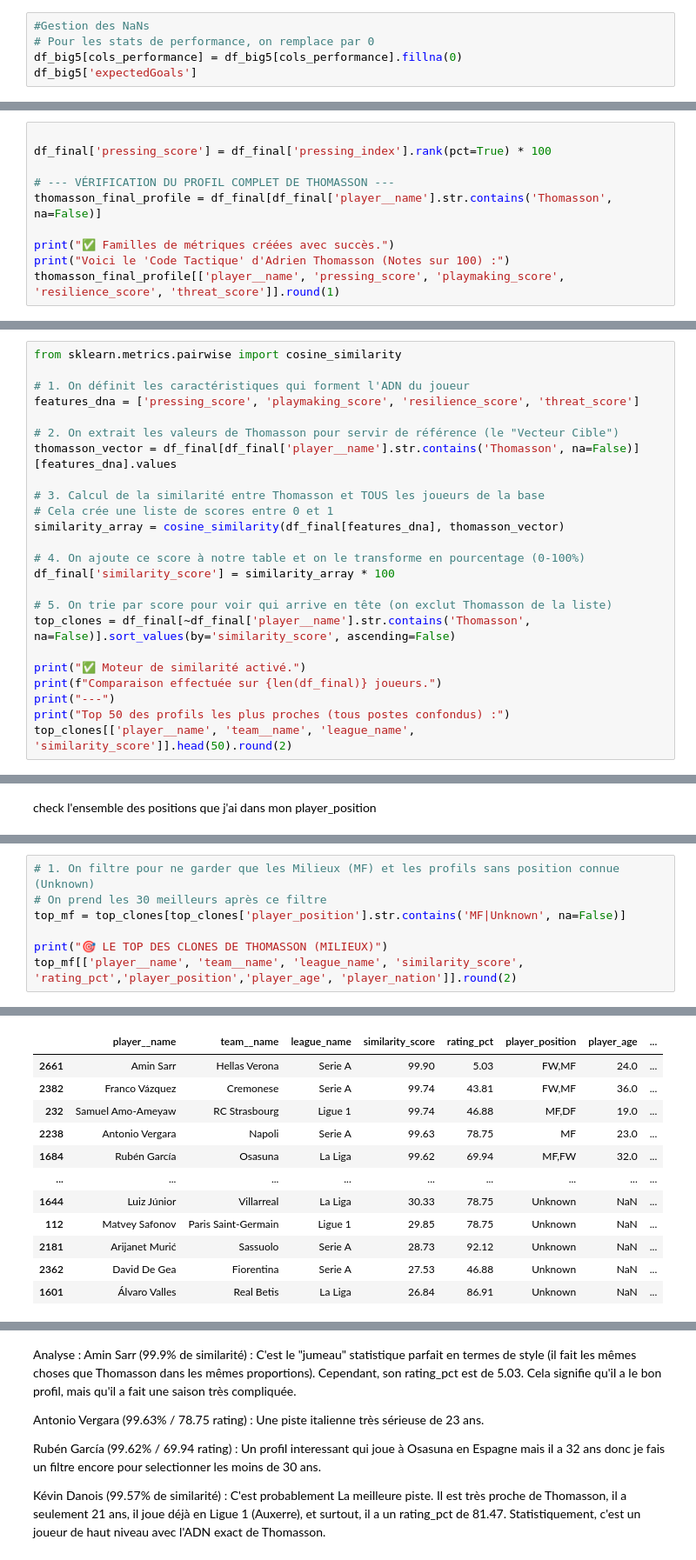
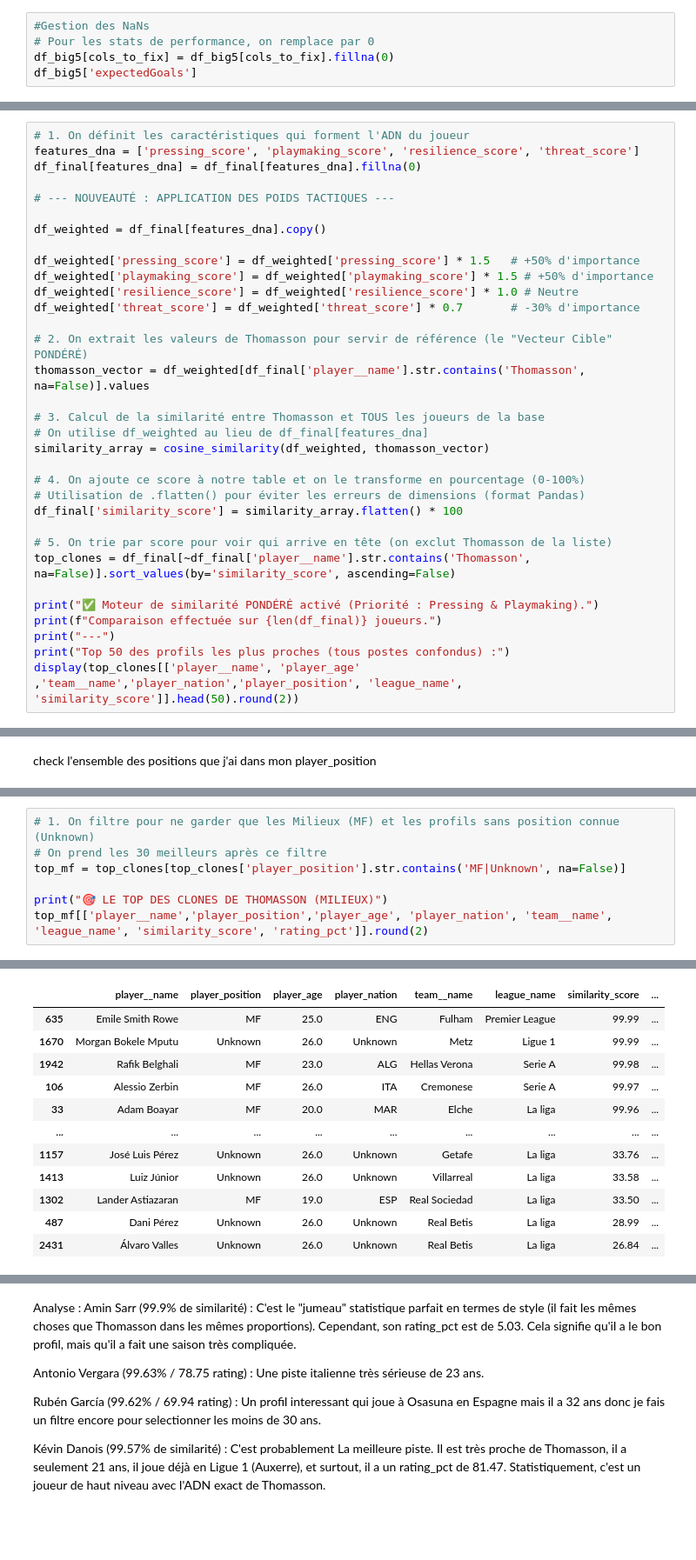
Before and after one commit to Zakaria-Errachidi/thomasson-engine, a Jupyter notebook: Thomasson_Engine.ipynb, the cells around one changed output, grey strips where cells are left out. Shown at 87% size. Cells and saved outputs as stored; diff of their text form; blank space fills up the shorter version.

```diff
--- a/Thomasson_Engine.ipynb
+++ b/Thomasson_Engine.ipynb
@@ -323,6 +304,6 @@ df_big5.shape
 # %%
 #Gestion des NaNs
 # Pour les stats de performance, on remplace par 0
-df_big5[cols_performance] = df_big5[cols_performance].fillna(0)
+df_big5[cols_to_fix] = df_big5[cols_to_fix].fillna(0)
 df_big5['expectedGoals']
 # %% [output]
@@ -505,10 +483,0 @@ df_final['threat_score'] = (
-# %%
-
-df_final['pressing_score'] = df_final['pressing_index'].rank(pct=True) * 100
-
-# --- VÉRIFICATION DU PROFIL COMPLET DE THOMASSON ---
-thomasson_final_profile = df_final[df_final['player__name'].str.contains('Thomasson', na=False)]
-
-print("✅ Familles de métriques créées avec succès.")
-print("Voici le 'Code Tactique' d'Adrien Thomasson (Notes sur 100) :")
-thomasson_final_profile[['player__name', 'pressing_score', 'playmaking_score', 'resilience_score', 'threat_score']].round(1)
@@ -522,27 +486,36 @@ Voici le 'Code Tactique' d'Adrien Thomasson (Notes sur 100) :
 # %% [markdown]
 ### Problématique : Comment identifier mathématiquement les joueurs ayant le profil le plus proche de Thomasson ? Nous utilisons la Similarité Cosinus sur nos 4 piliers tactiques (ADN) pour obtenir un score de ressemblance de 0 à 100%.
 # %%
-from sklearn.metrics.pairwise import cosine_similarity
-
 # 1. On définit les caractéristiques qui forment l'ADN du joueur
 features_dna = ['pressing_score', 'playmaking_score', 'resilience_score', 'threat_score']
+df_final[features_dna] = df_final[features_dna].fillna(0)
 
-# 2. On extrait les valeurs de Thomasson pour servir de référence (le "Vecteur Cible")
-thomasson_vector = df_final[df_final['player__name'].str.contains('Thomasson', na=False)][features_dna].values
+# --- NOUVEAUTÉ : APPLICATION DES POIDS TACTIQUES ---
+
+df_weighted = df_final[features_dna].copy()
+
+df_weighted['pressing_score'] = df_weighted['pressing_score'] * 1.5   # +50% d'importance
+df_weighted['playmaking_score'] = df_weighted['playmaking_score'] * 1.5 # +50% d'importance
+df_weighted['resilience_score'] = df_weighted['resilience_score'] * 1.0 # Neutre
+df_weighted['threat_score'] = df_weighted['threat_score'] * 0.7       # -30% d'importance
+
+# 2. On extrait les valeurs de Thomasson pour servir de référence (le "Vecteur Cible" PONDÉRÉ)
+thomasson_vector = df_weighted[df_final['player__name'].str.contains('Thomasson', na=False)].values
 
 # 3. Calcul de la similarité entre Thomasson et TOUS les joueurs de la base
-# Cela crée une liste de scores entre 0 et 1
-similarity_array = cosine_similarity(df_final[features_dna], thomasson_vector)
+# On utilise df_weighted au lieu de df_final[features_dna]
+similarity_array = cosine_similarity(df_weighted, thomasson_vector)
 
 # 4. On ajoute ce score à notre table et on le transforme en pourcentage (0-100%)
-df_final['similarity_score'] = similarity_array * 100
+# Utilisation de .flatten() pour éviter les erreurs de dimensions (format Pandas)
+df_final['similarity_score'] = similarity_array.flatten() * 100
 
 # 5. On trie par score pour voir qui arrive en tête (on exclut Thomasson de la liste)
 top_clones = df_final[~df_final['player__name'].str.contains('Thomasson', na=False)].sort_values(by='similarity_score', ascending=False)
 
-print("✅ Moteur de similarité activé.")
+print("✅ Moteur de similarité PONDÉRÉ activé (Priorité : Pressing & Playmaking).")
 print(f"Comparaison effectuée sur {len(df_final)} joueurs.")
 print("---")
 print("Top 50 des profils les plus proches (tous postes confondus) :")
-top_clones[['player__name', 'team__name', 'league_name', 'similarity_score']].head(50).round(2)
+display(top_clones[['player__name', 'player_age' ,'team__name','player_nation','player_position', 'league_name', 'similarity_score']].head(50).round(2))
 # %% [output]
@@ -610,21 +584,21 @@ memory usage: 325.0+ KB
 # %%
 # 1. On filtre pour ne garder que les Milieux (MF) et les profils sans position connue (Unknown)
 # On prend les 30 meilleurs après ce filtre
 top_mf = top_clones[top_clones['player_position'].str.contains('MF|Unknown', na=False)]
 
 print("🎯 LE TOP DES CLONES DE THOMASSON (MILIEUX)")
-top_mf[['player__name', 'team__name', 'league_name', 'similarity_score', 'rating_pct','player_position','player_age', 'player_nation']].round(2)
+top_mf[['player__name','player_position','player_age', 'player_nation', 'team__name', 'league_name', 'similarity_score', 'rating_pct']].round(2)
 # %% [output]
 🎯 LE TOP DES CLONES DE THOMASSON (MILIEUX)
-|  | player__name | team__name | league_name | similarity_score | rating_pct | player_position | player_age | ... |
-| 2661 | Amin Sarr | Hellas Verona | Serie A | 99.90 | 5.03 | FW,MF | 24.0 | ... |
-| 2382 | Franco Vázquez | Cremonese | Serie A | 99.74 | 43.81 | FW,MF | 36.0 | ... |
-| 232 | Samuel Amo-Ameyaw | RC Strasbourg | Ligue 1 | 99.74 | 46.88 | MF,DF | 19.0 | ... |
-| 2238 | Antonio Vergara | Napoli | Serie A | 99.63 | 78.75 | MF | 23.0 | ... |
-| 1684 | Rubén García | Osasuna | La Liga | 99.62 | 69.94 | MF,FW | 32.0 | ... |
+|  | player__name | player_position | player_age | player_nation | team__name | league_name | similarity_score | ... |
+| 635 | Emile Smith Rowe | MF | 25.0 | ENG | Fulham | Premier League | 99.99 | ... |
+| 1670 | Morgan Bokele Mputu | Unknown | 26.0 | Unknown | Metz | Ligue 1 | 99.99 | ... |
+| 1942 | Rafik Belghali | MF | 23.0 | ALG | Hellas Verona | Serie A | 99.98 | ... |
+| 106 | Alessio Zerbin | MF | 26.0 | ITA | Cremonese | Serie A | 99.97 | ... |
+| 33 | Adam Boayar | MF | 20.0 | MAR | Elche | La liga | 99.96 | ... |
 | ... | ... | ... | ... | ... | ... | ... | ... | ... |
-| 1644 | Luiz Júnior | Villarreal | La Liga | 30.33 | 78.75 | Unknown | NaN | ... |
-| 112 | Matvey Safonov | Paris Saint-Germain | Ligue 1 | 29.85 | 78.75 | Unknown | NaN | ... |
-| 2181 | Arijanet Murić | Sassuolo | Serie A | 28.73 | 92.12 | Unknown | NaN | ... |
-| 2362 | David De Gea | Fiorentina | Serie A | 27.53 | 46.88 | Unknown | NaN | ... |
-| 1601 | Álvaro Valles | Real Betis | La Liga | 26.84 | 86.91 | Unknown | NaN | ... |
+| 1157 | José Luis Pérez | Unknown | 26.0 | Unknown | Getafe | La liga | 33.76 | ... |
+| 1413 | Luiz Júnior | Unknown | 26.0 | Unknown | Villarreal | La liga | 33.58 | ... |
+| 1302 | Lander Astiazaran | MF | 19.0 | ESP | Real Sociedad | La liga | 33.50 | ... |
+| 487 | Dani Pérez | Unknown | 26.0 | Unknown | Real Betis | La liga | 28.99 | ... |
+| 2431 | Álvaro Valles | Unknown | 26.0 | Unknown | Real Betis | La liga | 26.84 | ... |
```
Also changed, not shown: parts of 82 cells of this notebook.
